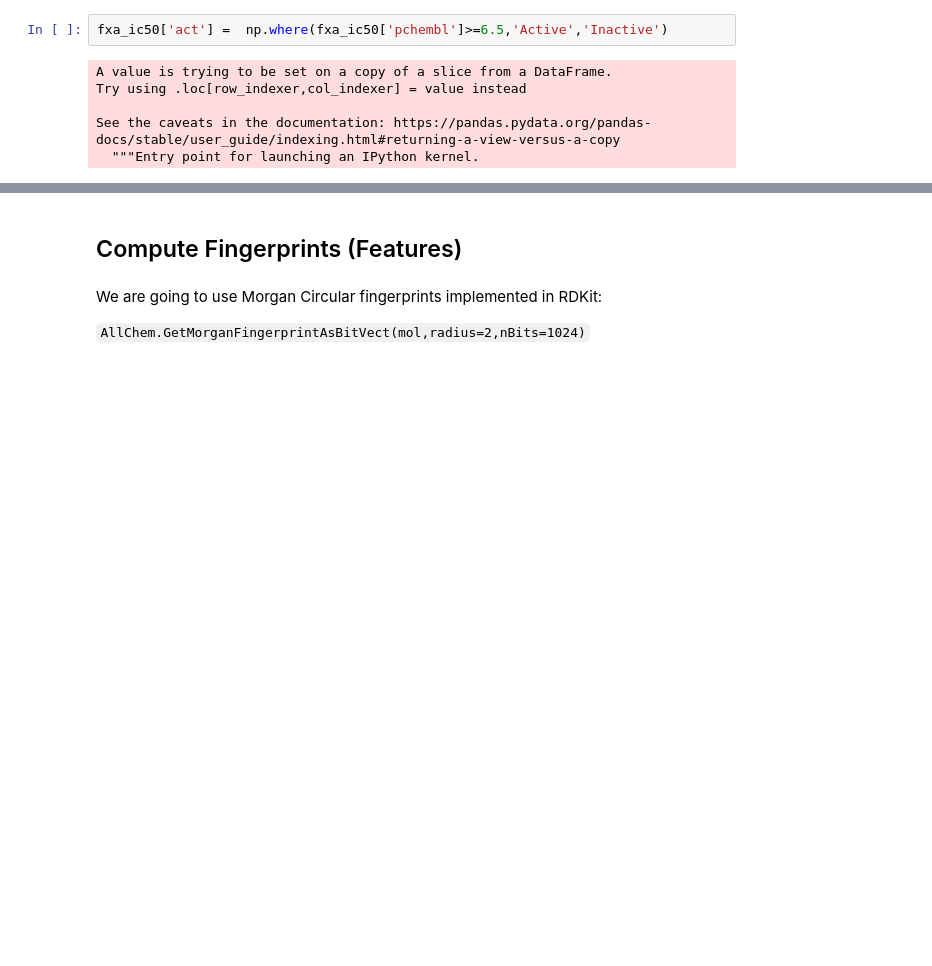
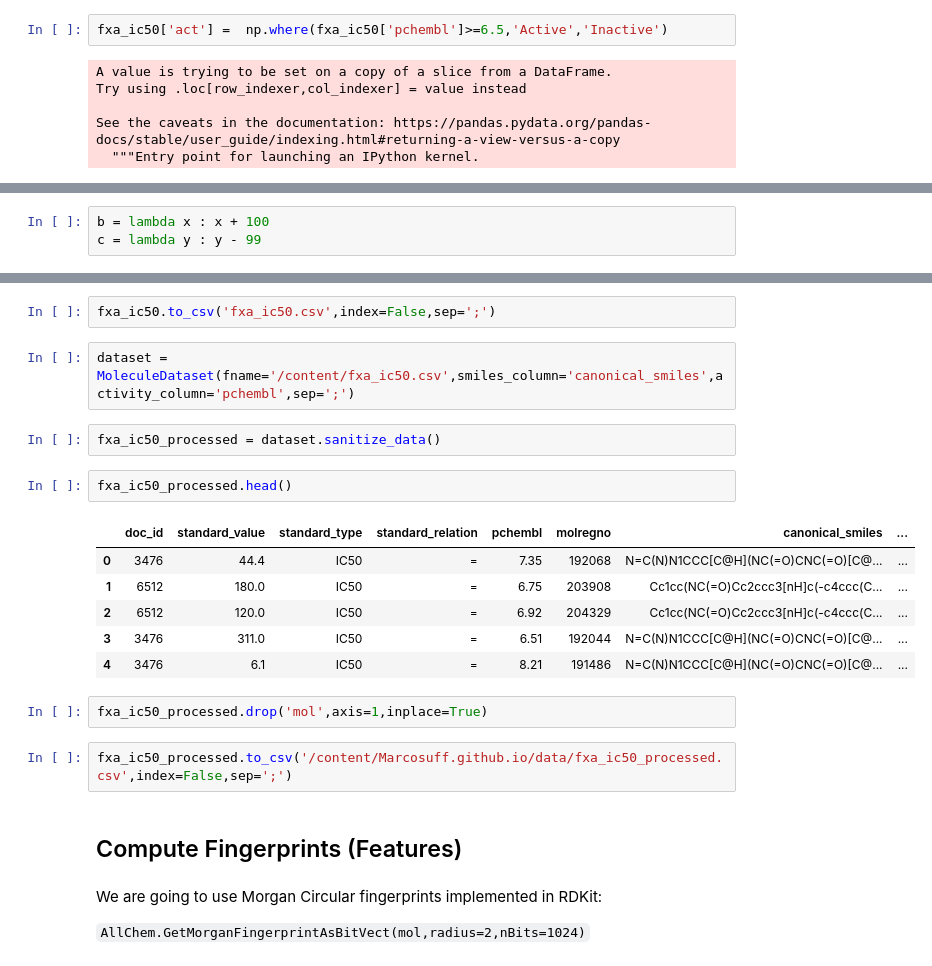
Before and after one commit to Marcosuff/Marcosuff.github.io, a Jupyter notebook: nbs/download_chembl.ipynb, the cells around one changed output, grey strips where cells are left out. Drawn from its saved outputs; the diff is of its cells as text; blank space fills up the shorter version.

```diff
--- a/nbs/download_chembl.ipynb
+++ b/nbs/download_chembl.ipynb
@@ -114,3 +121,6 @@ fxa_ic50.head()
 | 274 | 6512 | 120.0 | IC50 | = | 6.92 | 204329 | Cc1cc(NC(=O)Cc2ccc3[nH]c(-c4ccc(C... | ... |
 | 288 | 3476 | 311.0 | IC50 | = | 6.51 | 192044 | N=C(N)N1CCC[C@H](NC(=O)CNC(=O)[C@... | ... |
 | 291 | 3476 | 6.1 | IC50 | = | 8.21 | 191486 | N=C(N)N1CCC[C@H](NC(=O)CNC(=O)[C@... | ... |
+# %%
+b = lambda x : x + 100
+c = lambda y : y - 99
@@ -117,3 +300,22 @@ fxa_ic50.head()
+# %%
+fxa_ic50.to_csv('fxa_ic50.csv',index=False,sep=';')
+# %%
+dataset = MoleculeDataset(fname='/content/fxa_ic50.csv',smiles_column='canonical_smiles',activity_column='pchembl',sep=';')
+# %%
+fxa_ic50_processed = dataset.sanitize_data()
+# %%
+fxa_ic50_processed.head()
+# %% [output]
+|  | doc_id | standard_value | standard_type | standard_relation | pchembl | molregno | canonical_smiles | ... |
+| 0 | 3476 | 44.4 | IC50 | = | 7.35 | 192068 | N=C(N)N1CCC[C@H](NC(=O)CNC(=O)[C@... | ... |
+| 1 | 6512 | 180.0 | IC50 | = | 6.75 | 203908 | Cc1cc(NC(=O)Cc2ccc3[nH]c(-c4ccc(C... | ... |
+| 2 | 6512 | 120.0 | IC50 | = | 6.92 | 204329 | Cc1cc(NC(=O)Cc2ccc3[nH]c(-c4ccc(C... | ... |
+| 3 | 3476 | 311.0 | IC50 | = | 6.51 | 192044 | N=C(N)N1CCC[C@H](NC(=O)CNC(=O)[C@... | ... |
+| 4 | 3476 | 6.1 | IC50 | = | 8.21 | 191486 | N=C(N)N1CCC[C@H](NC(=O)CNC(=O)[C@... | ... |
+# %%
+fxa_ic50_processed.drop('mol',axis=1,inplace=True)
+# %%
+fxa_ic50_processed.to_csv('/content/Marcosuff.github.io/data/fxa_ic50_processed.csv',index=False,sep=';')
 # %% [markdown]
 ## Compute Fingerprints (Features)
 # %% [markdown]
```
Also changed, not shown: parts of 4 cells of this notebook.
